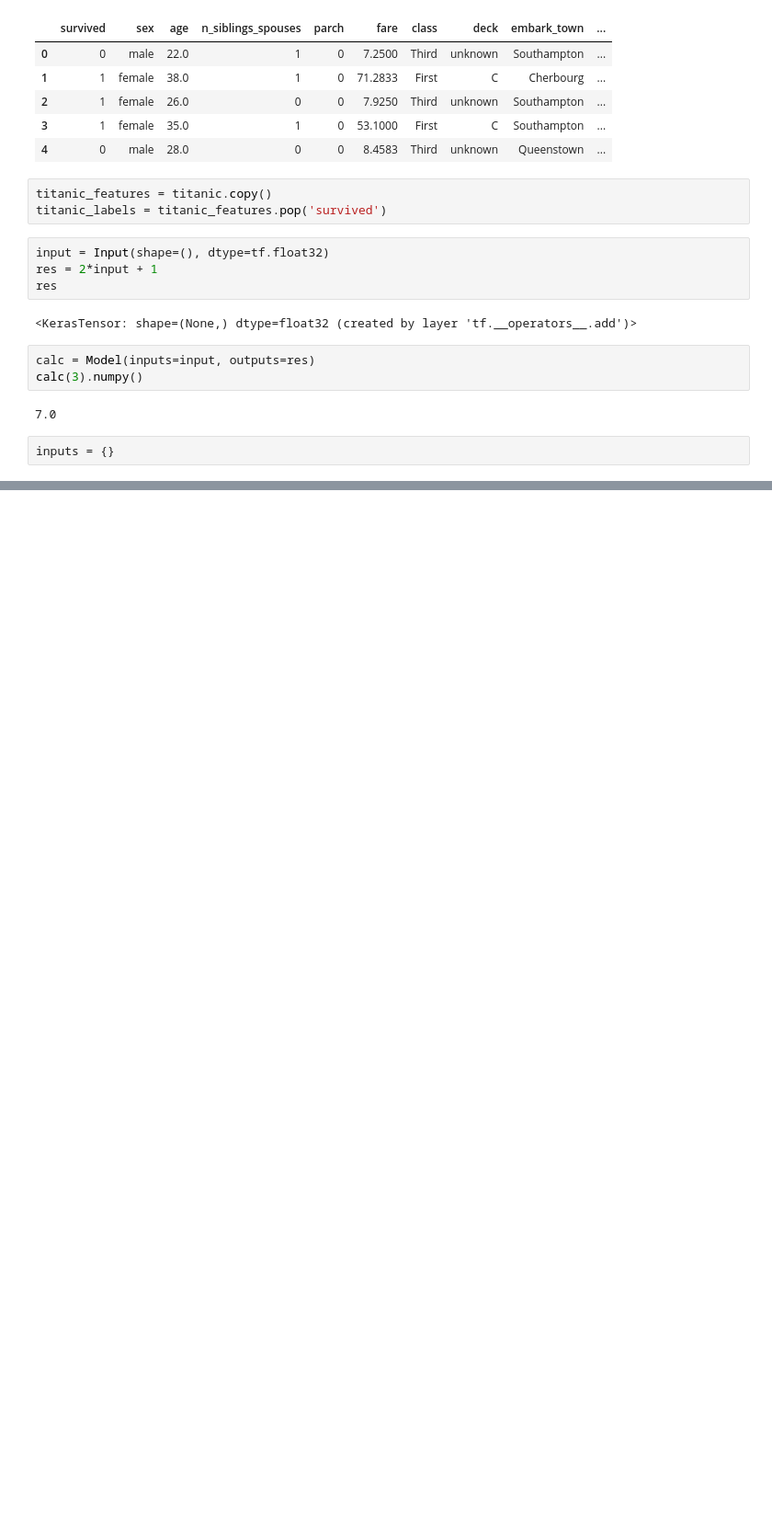
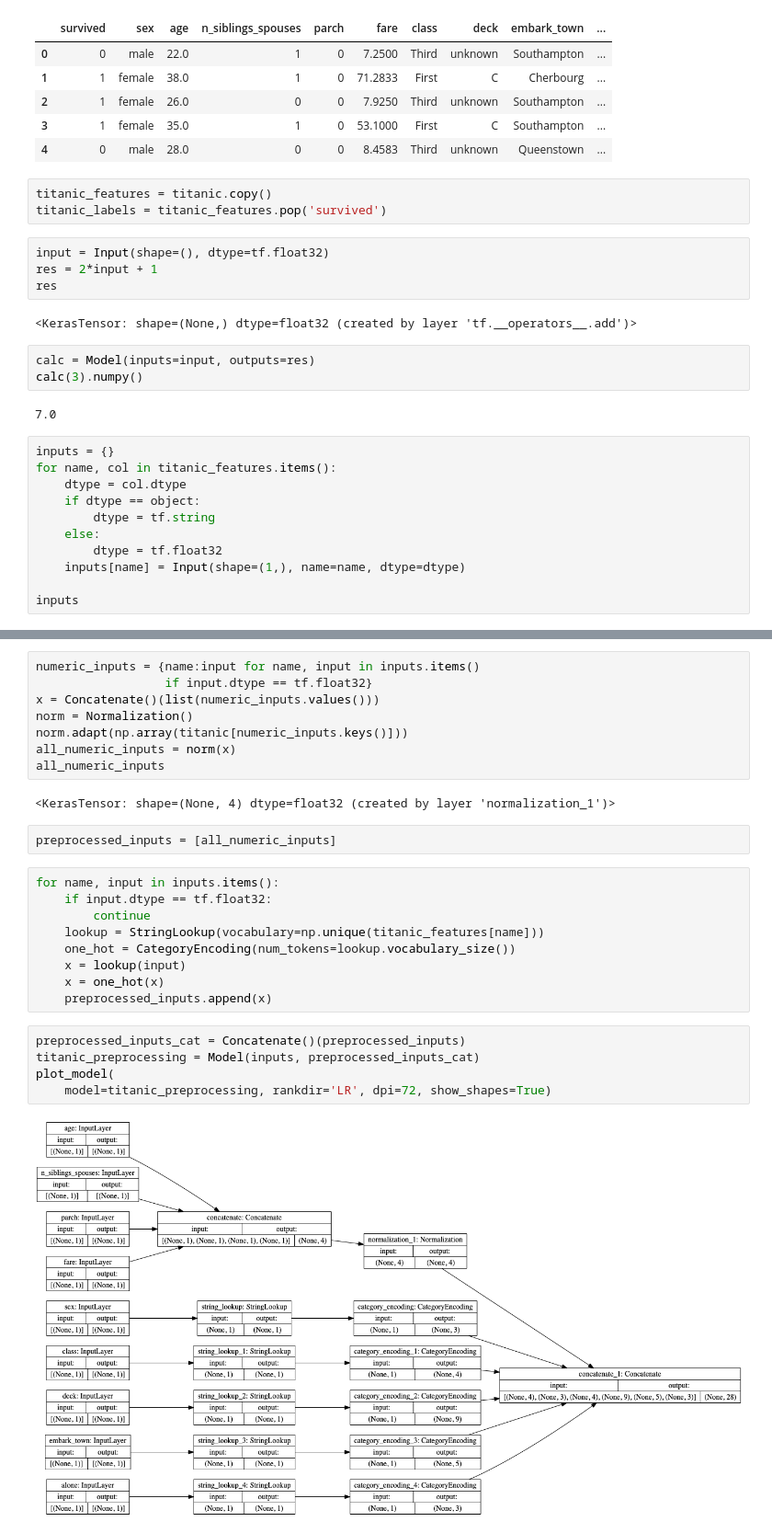
Before and after one commit to damiansp/neuralNet, a Jupyter notebook: python/tensorflow/docs/tutorial/beginner/loading_and_preprocessing/02_csv.py.ipynb, the cells around one changed output, grey strips where cells are left out. Shown at 92% size. Cells and saved outputs as stored; diff of their text form; blank space fills up the shorter version.

```diff
--- a/python/tensorflow/docs/tutorial/beginner/loading_and_preprocessing/02_csv.py.ipynb
+++ b/python/tensorflow/docs/tutorial/beginner/loading_and_preprocessing/02_csv.py.ipynb
@@ -120,3 +122,12 @@ calc(3).numpy()
 7.0
 # %%
 inputs = {}
+for name, col in titanic_features.items():
+    dtype = col.dtype
+    if dtype == object:
+        dtype = tf.string
+    else:
+        dtype = tf.float32
+    inputs[name] = Input(shape=(1,), name=name, dtype=dtype)
+
+inputs
@@ -122,0 +144,28 @@ inputs = {}
+# %%
+numeric_inputs = {name:input for name, input in inputs.items()
+                  if input.dtype == tf.float32}
+x = Concatenate()(list(numeric_inputs.values()))
+norm = Normalization()
+norm.adapt(np.array(titanic[numeric_inputs.keys()]))
+all_numeric_inputs = norm(x)
+all_numeric_inputs
+# %% [output]
+<KerasTensor: shape=(None, 4) dtype=float32 (created by layer 'normalization_1')>
+# %%
+preprocessed_inputs = [all_numeric_inputs]
+# %%
+for name, input in inputs.items():
+    if input.dtype == tf.float32:
+        continue
+    lookup = StringLookup(vocabulary=np.unique(titanic_features[name]))
+    one_hot = CategoryEncoding(num_tokens=lookup.vocabulary_size())
+    x = lookup(input)
+    x = one_hot(x)
+    preprocessed_inputs.append(x)
+# %%
+preprocessed_inputs_cat = Concatenate()(preprocessed_inputs)
+titanic_preprocessing = Model(inputs, preprocessed_inputs_cat)
+plot_model(
+    model=titanic_preprocessing, rankdir='LR', dpi=72, show_shapes=True)
+# %% [output]
+[figure, added]
```
Also changed, not shown: parts of 11 cells of this notebook.
